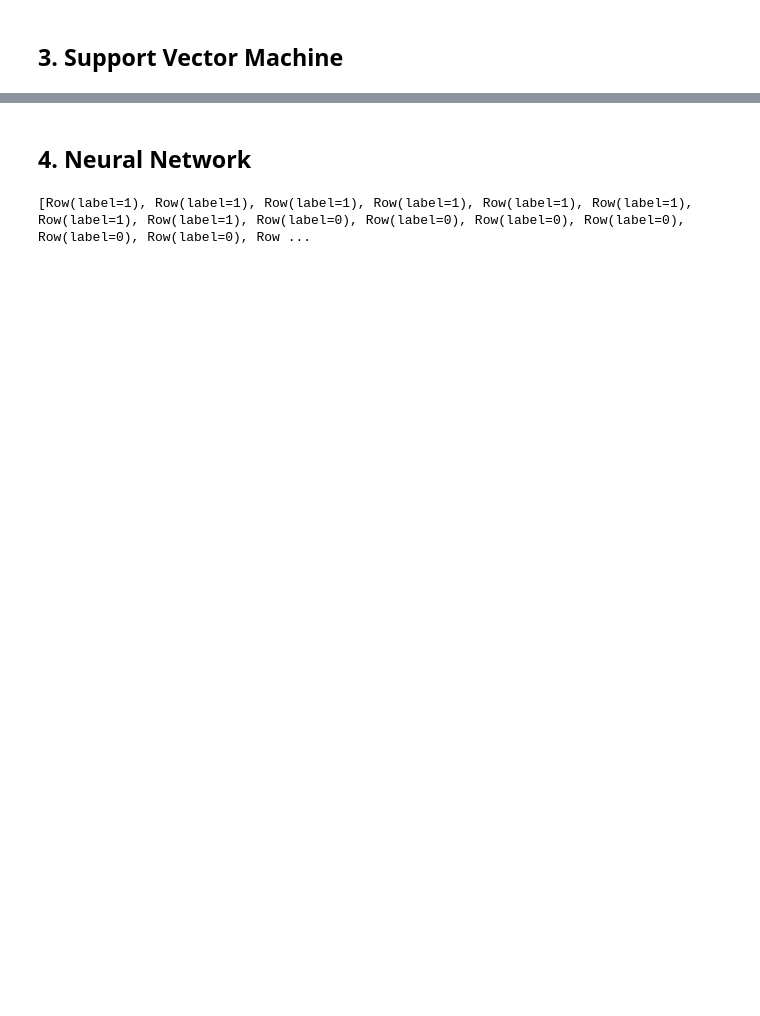
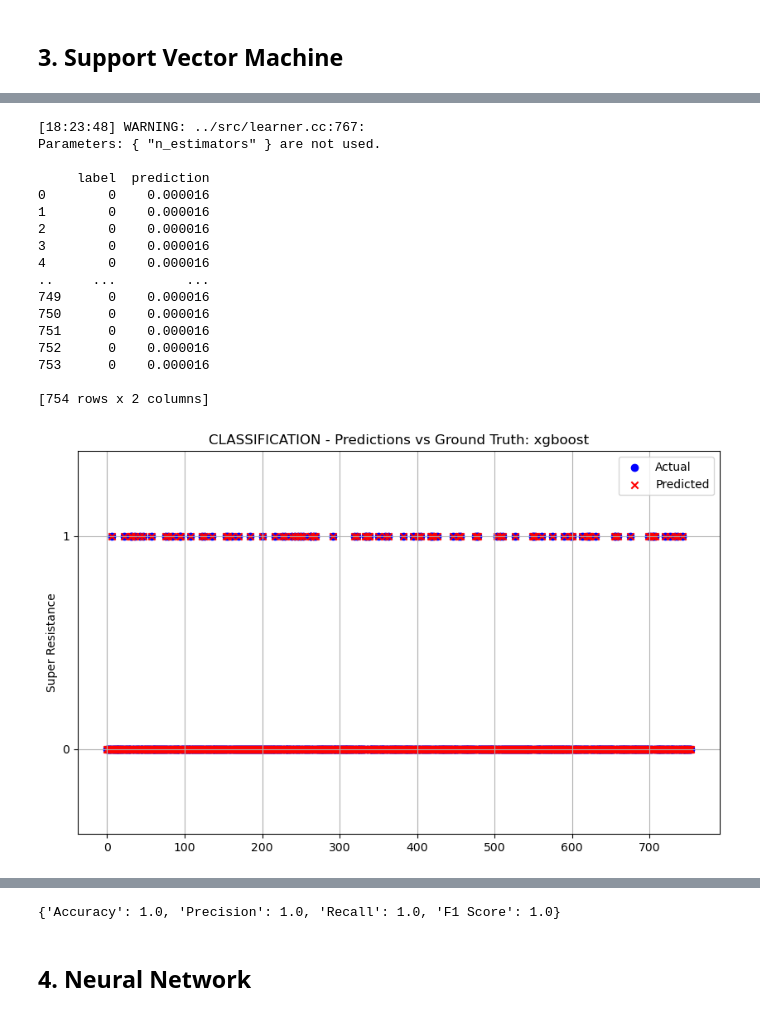
Before and after one commit to VX59/4-587-project-p1, a Jupyter notebook: src/phase3.ipynb, the cells around one changed output, grey strips where cells are left out. Drawn from its saved outputs; the diff is of its cells as text; code cells hidden in the pictures; blank space fills up the shorter version.

```diff
--- a/src/phase3.ipynb
+++ b/src/phase3.ipynb
@@ -329,0 +331,61 @@ SVM_model_spark()
+# %%
+import xgboost as xgb
+import pandas as pd
+from pyspark.ml.feature import VectorAssembler
+
+def XGBoost_model_spark(train_data, test_data):
+    train_pandas = train_data.select("features", "label").toPandas()
+    test_pandas = test_data.select("features", "label").toPandas()
+
+    train_features = pd.DataFrame(train_pandas['features'].tolist())
+    test_features = pd.DataFrame(test_pandas['features'].tolist())
+
+    X_train = train_features.values
+    y_train = train_pandas['label'].values
+    X_test = test_features.values
+    y_test = test_pandas['label'].values
+
+    dtrain = xgb.DMatrix(X_train, label=y_train)
+    dtest = xgb.DMatrix(X_test, label=y_test)
+
+    params = {
+        'objective': 'reg:squarederror',
+        'eval_metric': 'rmse',
+        'max_depth': 6,
+        'learning_rate': 0.1,
+        'n_estimators': 100
+    }
+
+    xgb_model = xgb.train(params, dtrain, num_boost_round=100)
+
+    predictions = xgb_model.predict(dtest)
+
+    test_pandas['prediction'] = predictions
+
+    print(test_pandas[['label', 'prediction']])
+
+    y_test_df = test_data.select('label')
+    y_pred_df = pd.DataFrame({"prediction" : predictions})
+
+    metrics = eval_classification(y_test_df, y_pred_df, "xgboost")
+
+XGBoost_model_spark(train_data, test_data)
+# %% [output]
+[18:23:48] WARNING: ../src/learner.cc:767:
+Parameters: { "n_estimators" } are not used.
+
+     label  prediction
+0        0    0.000016
+1        0    0.000016
+2        0    0.000016
+3        0    0.000016
+4        0    0.000016
+..     ...         ...
+749      0    0.000016
+750      0    0.000016
+751      0    0.000016
+752      0    0.000016
+753      0    0.000016
+
+[754 rows x 2 columns]
+[figure, added]
@@ -330,6 +393,3 @@ SVM_model_spark()
+{'Accuracy': 1.0, 'Precision': 1.0, 'Recall': 1.0, 'F1 Score': 1.0}
 # %% [markdown]
 ## 4. Neural Network
-# %%
-print(train_data.select('label').head(20))
-# %% [output]
-[Row(label=1), Row(label=1), Row(label=1), Row(label=1), Row(label=1), Row(label=1), Row(label=1), Row(label=1), Row(label=0), Row(label=0), Row(label=0), Row(label=0), Row(label=0), Row(label=0), Row ...
```
Also changed, not shown: parts of 10 cells of this notebook.
